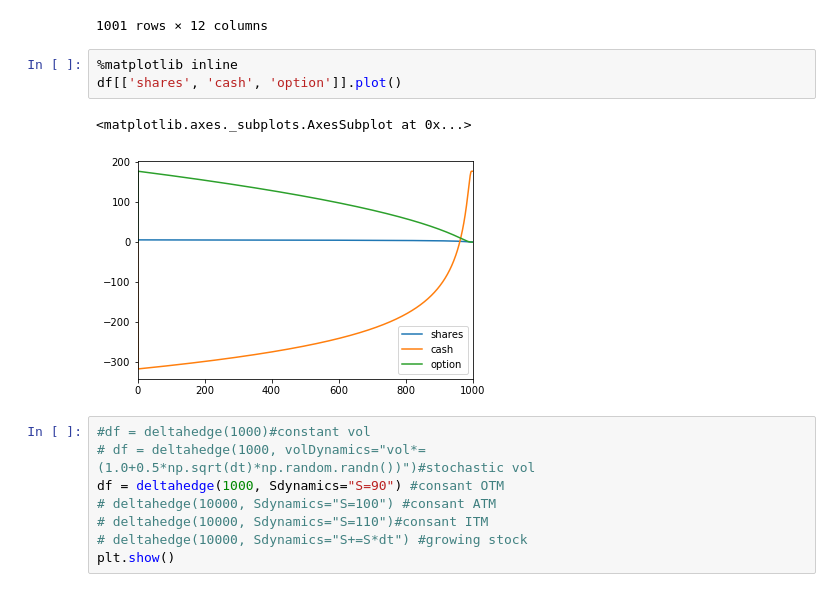
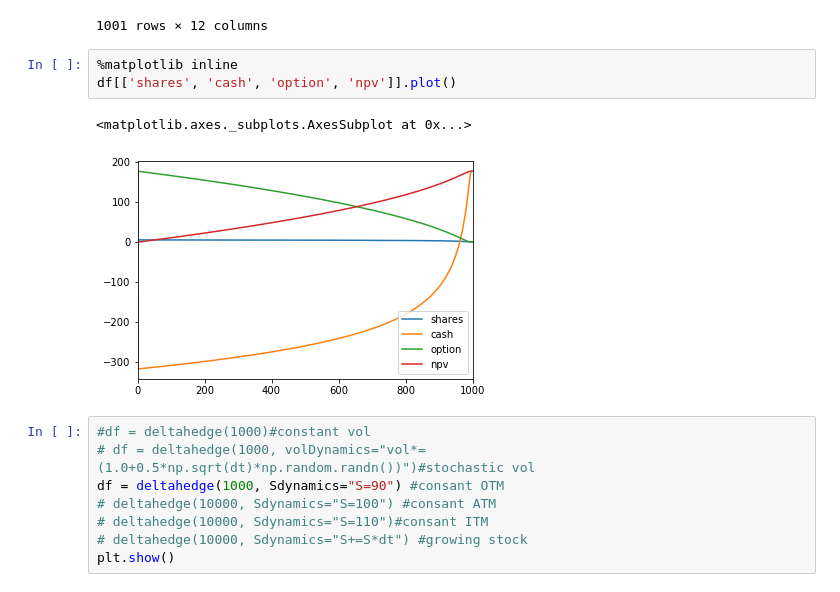
Before and after one commit to FinTechies/HedgingRL, a Jupyter notebook: notebooks/Delta Hedging.ipynb, the cells around one changed output. Drawn from its saved outputs; the diff is of its cells as text.

```diff
--- a/notebooks/Delta Hedging.ipynb
+++ b/notebooks/Delta Hedging.ipynb
@@ -81,10 +165,10 @@ df
 1001 rows × 12 columns
 # %%
 %matplotlib inline
-df[['shares', 'cash', 'option']].plot()
+df[['shares', 'cash', 'option', 'npv']].plot()
 # %% [output]
 <matplotlib.axes._subplots.AxesSubplot at 0x...>
-[figure, old version]
+[figure, new version]
 # %%
 #df = deltahedge(1000)#constant vol
 # df = deltahedge(1000, volDynamics="vol*=(1.0+0.5*np.sqrt(dt)*np.random.randn())")#stochastic vol
```
Also changed, not shown: parts of 12 cells of this notebook, 4 other files.
